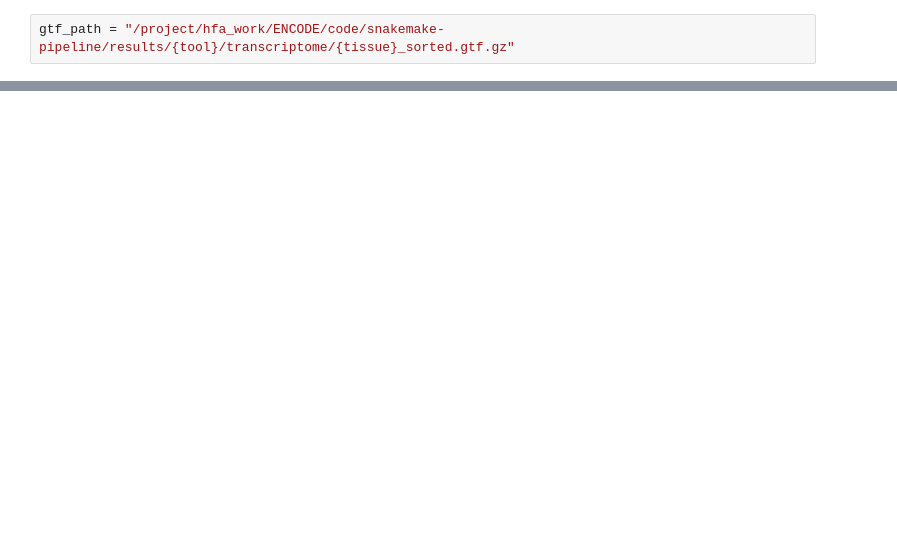
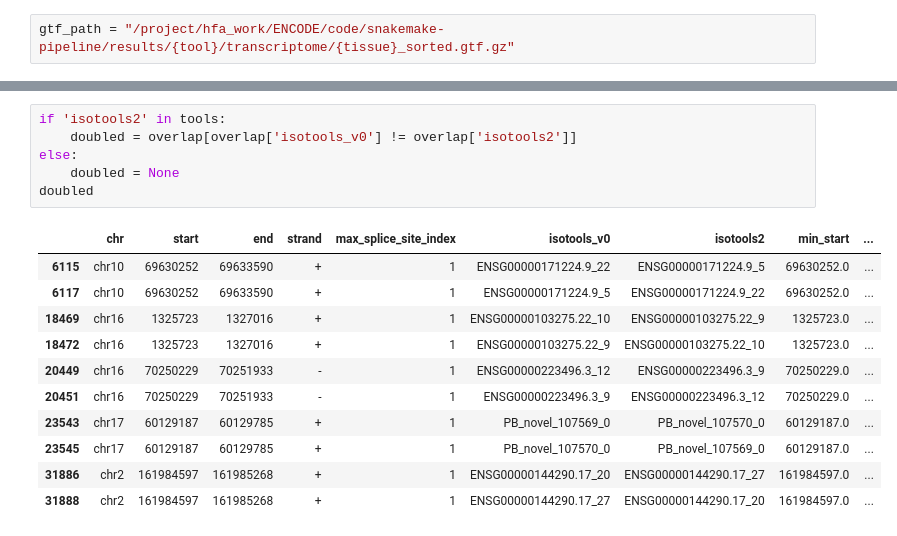
Before and after one commit to IceFreez3r/master-thesis, a Jupyter notebook: notebooks/tool_overlap.ipynb, the cells around one changed output, grey strips where cells are left out. Cells and saved outputs as stored; diff of their text form; blank space fills up the shorter version.

```diff
--- a/notebooks/tool_overlap.ipynb
+++ b/notebooks/tool_overlap.ipynb
@@ -227,0 +204,18 @@ plt.show()
+# %%
+if 'isotools2' in tools:
+    doubled = overlap[overlap['isotools_v0'] != overlap['isotools2']]
+else:
+    doubled = None
+doubled
+# %% [output]
+|  | chr | start | end | strand | max_splice_site_index | isotools_v0 | isotools2 | min_start | ... |
+| 6115 | chr10 | 69630252 | 69633590 | + | 1 | ENSG00000171224.9_22 | ENSG00000171224.9_5 | 69630252.0 | ... |
+| 6117 | chr10 | 69630252 | 69633590 | + | 1 | ENSG00000171224.9_5 | ENSG00000171224.9_22 | 69630252.0 | ... |
+| 18469 | chr16 | 1325723 | 1327016 | + | 1 | ENSG00000103275.22_10 | ENSG00000103275.22_9 | 1325723.0 | ... |
+| 18472 | chr16 | 1325723 | 1327016 | + | 1 | ENSG00000103275.22_9 | ENSG00000103275.22_10 | 1325723.0 | ... |
+| 20449 | chr16 | 70250229 | 70251933 | - | 1 | ENSG00000223496.3_12 | ENSG00000223496.3_9 | 70250229.0 | ... |
+| 20451 | chr16 | 70250229 | 70251933 | - | 1 | ENSG00000223496.3_9 | ENSG00000223496.3_12 | 70250229.0 | ... |
+| 23543 | chr17 | 60129187 | 60129785 | + | 1 | PB_novel_107569_0 | PB_novel_107570_0 | 60129187.0 | ... |
+| 23545 | chr17 | 60129187 | 60129785 | + | 1 | PB_novel_107570_0 | PB_novel_107569_0 | 60129187.0 | ... |
+| 31886 | chr2 | 161984597 | 161985268 | + | 1 | ENSG00000144290.17_20 | ENSG00000144290.17_27 | 161984597.0 | ... |
+| 31888 | chr2 | 161984597 | 161985268 | + | 1 | ENSG00000144290.17_27 | ENSG00000144290.17_20 | 161984597.0 | ... |
```
Also changed, not shown: parts of 8 cells of this notebook.
